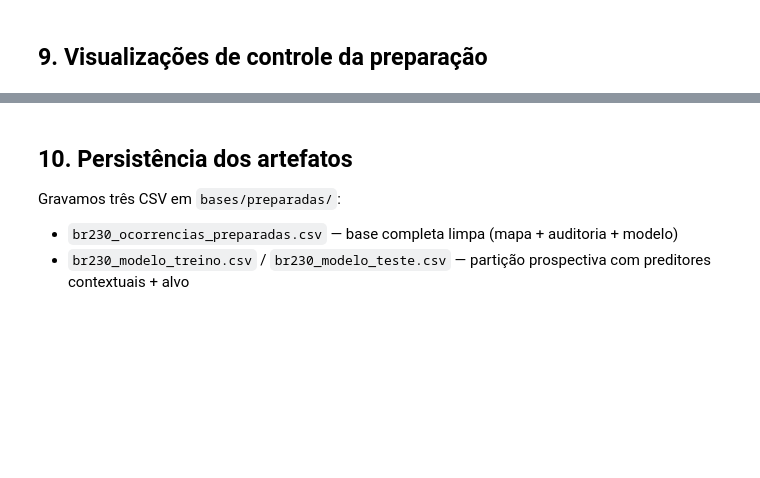
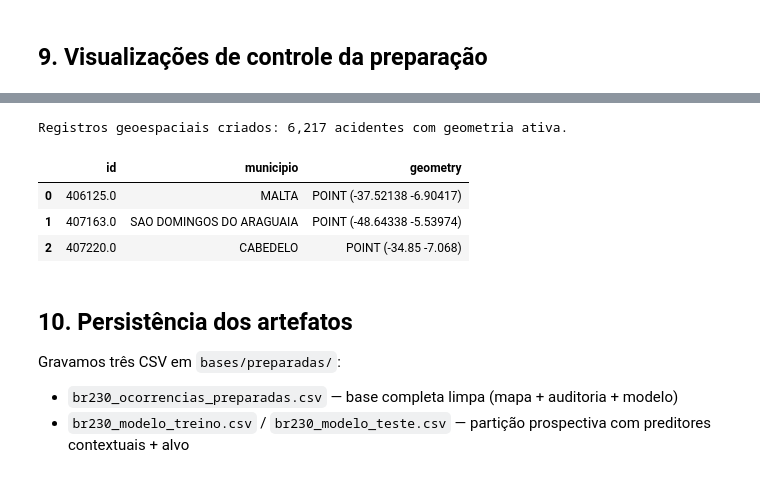
Before and after one commit to batista-neto/Prediction_of_Traffic_Accident_Risk_on_the_BR-230, a Jupyter notebook: preparacao_dos_dados/preparacao_dos_dados.ipynb, the cells around one changed output, grey strips where cells are left out. Drawn from its saved outputs; the diff is of its cells as text; code cells hidden in the pictures; blank space fills up the shorter version.

```diff
--- a/preparacao_dos_dados/preparacao_dos_dados.ipynb
+++ b/preparacao_dos_dados/preparacao_dos_dados.ipynb
@@ -483,3 +625,25 @@ print("Figura salva em", FIGURAS / "preparacao_controle_anual_pista.png")
+# %%
+import geopandas as gpd
+from shapely.geometry import Point
+
+# Filtrar registros que possuem coordenadas válidas
+mask_geo = br230_int["latitude"].notna() & br230_int["longitude"].notna()
+br230_geo = br230_int[mask_geo].copy()
+
+# Criar a geometria de Pontos a partir de Longitude (x) e Latitude (y)
+geometrias = [Point(xy) for xy in zip(br230_geo["longitude"], br230_geo["latitude"])]
+
+# Converter para GeoDataFrame definindo o CRS (Coordinate Reference System)
+gdf_br230 = gpd.GeoDataFrame(br230_geo, geometry=geometrias, crs="EPSG:4326")
+
+print(f"Registros geoespaciais criados: {len(gdf_br230):,} acidentes com geometria ativa.")
+display(gdf_br230[["id", "municipio", "geometry"]].head(3))
+# %% [output]
+Registros geoespaciais criados: 6,217 acidentes com geometria ativa.
+|  | id | municipio | geometry |
+| 0 | 406125.0 | MALTA | POINT (-37.52138 -6.90417) |
+| 1 | 407163.0 | SAO DOMINGOS DO ARAGUAIA | POINT (-48.64338 -5.53974) |
+| 2 | 407220.0 | CABEDELO | POINT (-34.85 -7.068) |
 # %% [markdown]
 ## 10. Persistência dos artefatos
 
```
Also changed, not shown: parts of 12 cells of this notebook, 9 other files.
